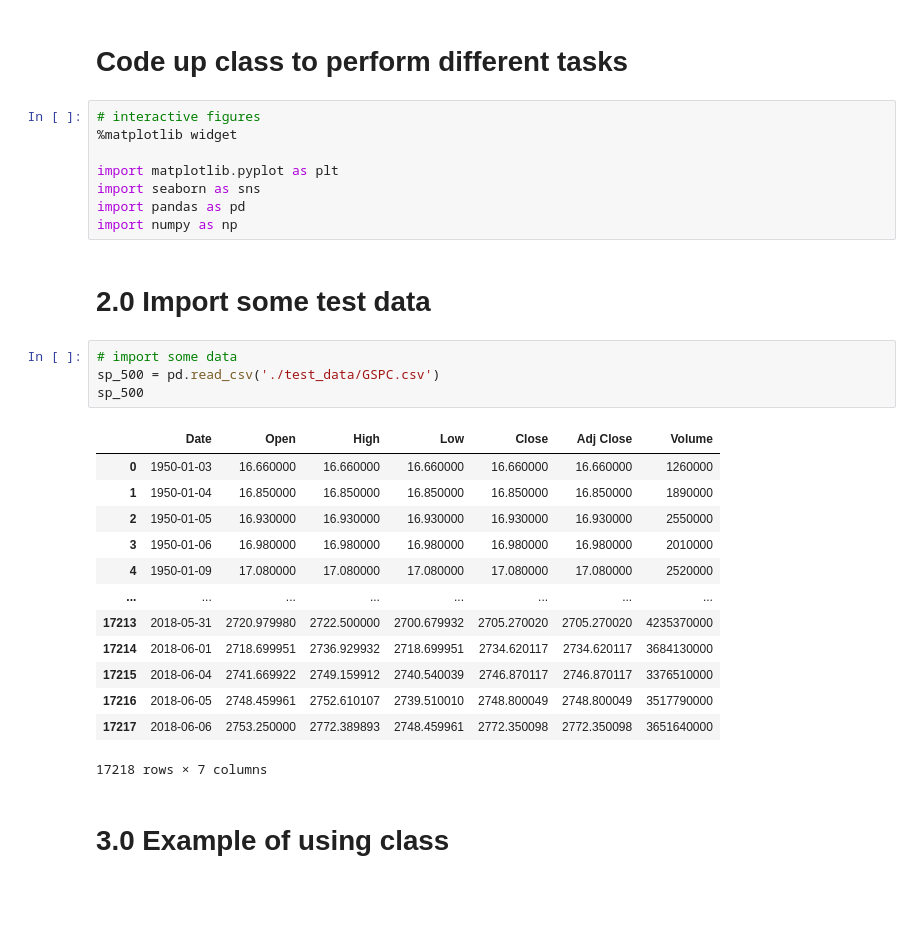
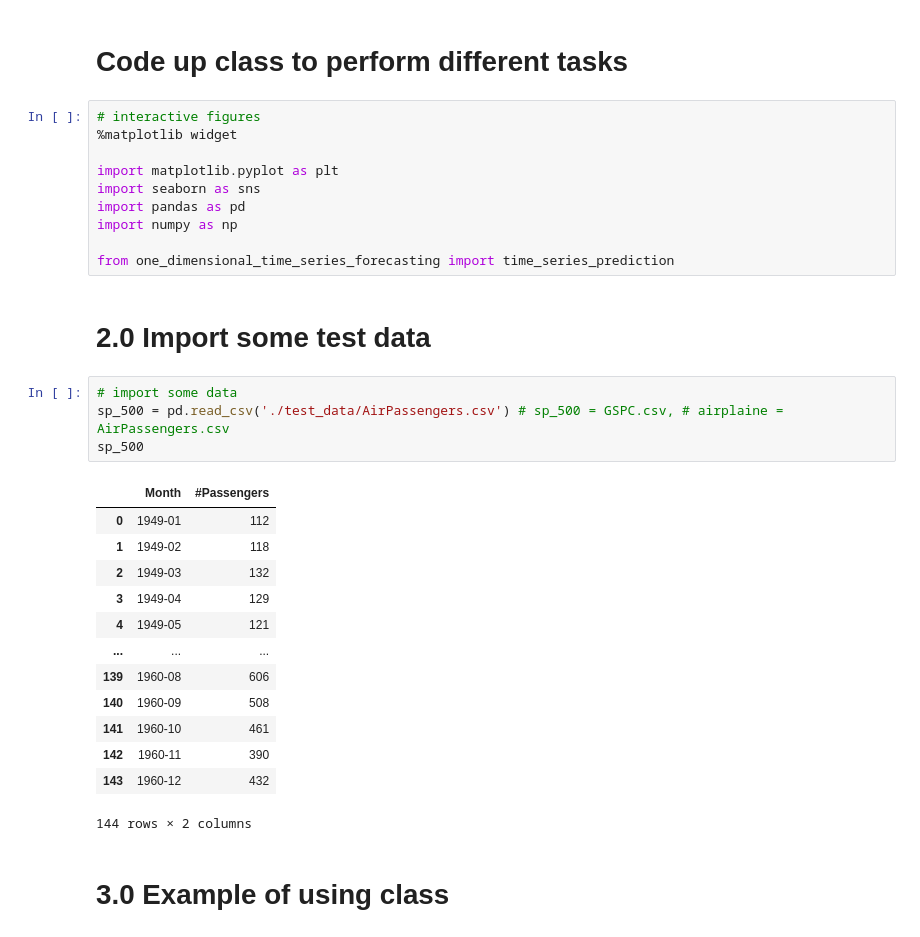
Before and after one commit to tristanmckechnie/tristan_meng_data_science, a Jupyter notebook: 1d_time_series_prediction_class.ipynb, the cells around one changed output. Saved outputs shown, nothing was run; the diff lists cells and outputs as text; blank space fills up the shorter version.

Commit message:
added new notebook which looks at forecasting airplane data with and without first differencing

```diff
--- a/1d_time_series_prediction_class.ipynb
+++ b/1d_time_series_prediction_class.ipynb
@@ -8,26 +8,28 @@ import matplotlib.pyplot as plt
 import seaborn as sns
 import pandas as pd
 import numpy as np
+
+from one_dimensional_time_series_forecasting import time_series_prediction
 # %% [markdown]
 # 2.0 Import some test data
 # %%
 # import some data
-sp_500 = pd.read_csv('./test_data/GSPC.csv')
+sp_500 = pd.read_csv('./test_data/AirPassengers.csv') # sp_500 = GSPC.csv, # airplaine = AirPassengers.csv
 sp_500
 # %% [output]
-|  | Date | Open | High | Low | Close | Adj Close | Volume |
-| 0 | 1950-01-03 | 16.660000 | 16.660000 | 16.660000 | 16.660000 | 16.660000 | 1260000 |
-| 1 | 1950-01-04 | 16.850000 | 16.850000 | 16.850000 | 16.850000 | 16.850000 | 1890000 |
-| 2 | 1950-01-05 | 16.930000 | 16.930000 | 16.930000 | 16.930000 | 16.930000 | 2550000 |
-| 3 | 1950-01-06 | 16.980000 | 16.980000 | 16.980000 | 16.980000 | 16.980000 | 2010000 |
-| 4 | 1950-01-09 | 17.080000 | 17.080000 | 17.080000 | 17.080000 | 17.080000 | 2520000 |
-| ... | ... | ... | ... | ... | ... | ... | ... |
-| 17213 | 2018-05-31 | 2720.979980 | 2722.500000 | 2700.679932 | 2705.270020 | 2705.270020 | 4235370000 |
-| 17214 | 2018-06-01 | 2718.699951 | 2736.929932 | 2718.699951 | 2734.620117 | 2734.620117 | 3684130000 |
-| 17215 | 2018-06-04 | 2741.669922 | 2749.159912 | 2740.540039 | 2746.870117 | 2746.870117 | 3376510000 |
-| 17216 | 2018-06-05 | 2748.459961 | 2752.610107 | 2739.510010 | 2748.800049 | 2748.800049 | 3517790000 |
-| 17217 | 2018-06-06 | 2753.250000 | 2772.389893 | 2748.459961 | 2772.350098 | 2772.350098 | 3651640000 |
+|  | Month | #Passengers |
+| 0 | 1949-01 | 112 |
+| 1 | 1949-02 | 118 |
+| 2 | 1949-03 | 132 |
+| 3 | 1949-04 | 129 |
+| 4 | 1949-05 | 121 |
+| ... | ... | ... |
+| 139 | 1960-08 | 606 |
+| 140 | 1960-09 | 508 |
+| 141 | 1960-10 | 461 |
+| 142 | 1960-11 | 390 |
+| 143 | 1960-12 | 432 |
-17218 rows × 7 columns
+144 rows × 2 columns
 # %% [markdown]
 # 3.0 Example of using class
 # %%
```
Also changed, not shown: parts of 6 cells of this notebook, 7 other files.
